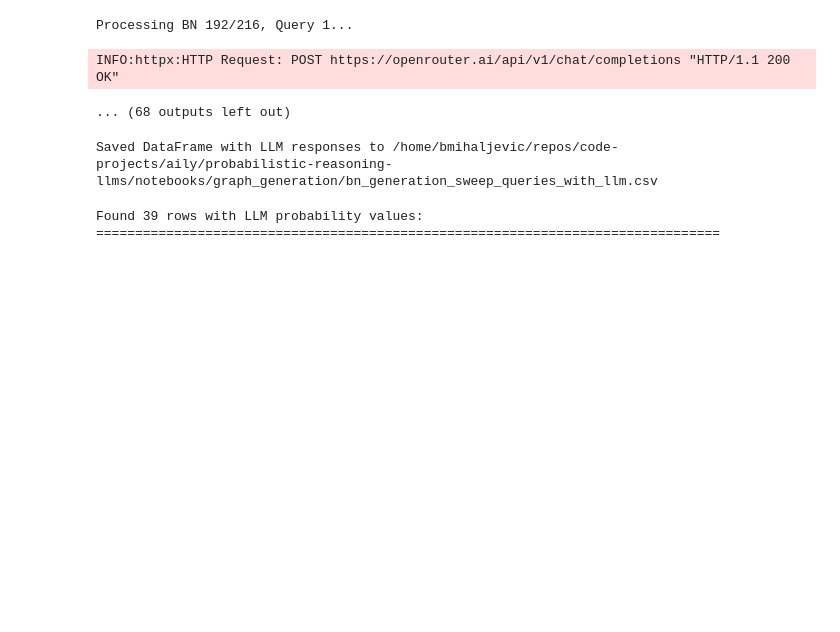
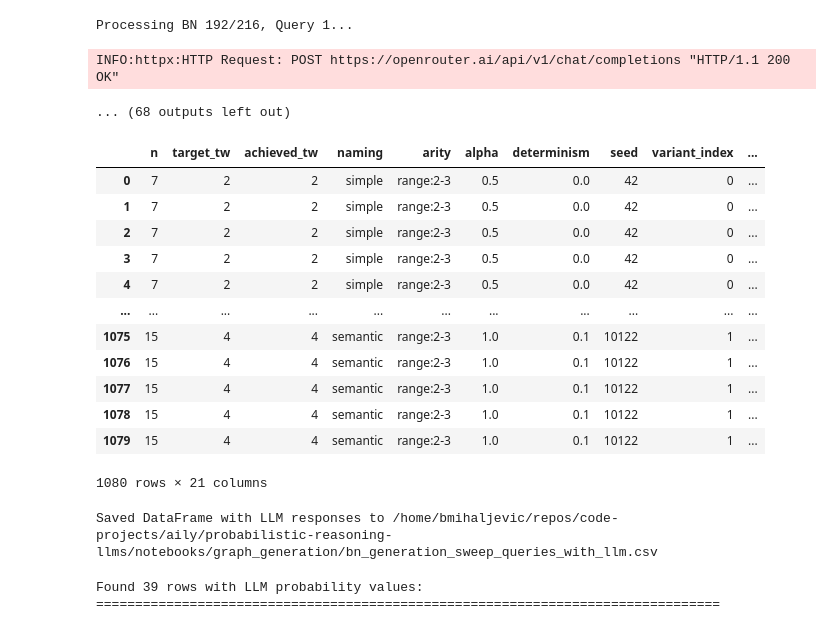
Before and after one commit to ferjorosa/probabilistic-reasoning-llms, a Jupyter notebook: notebooks/graph_generation/BN_generation_sweep.ipynb, the cells around one changed output. Drawn from its saved outputs; the diff is of its cells as text; code cells hidden in the pictures; blank space fills up the shorter version.

```diff
--- a/notebooks/graph_generation/BN_generation_sweep.ipynb
+++ b/notebooks/graph_generation/BN_generation_sweep.ipynb
@@ -295,6 +295,22 @@ INFO:httpx:HTTP Request: POST https://openrouter.ai/api/v1/chat/completions "HTT
 Processing BN 192/216, Query 1...
 INFO:httpx:HTTP Request: POST https://openrouter.ai/api/v1/chat/completions "HTTP/1.1 200 OK"
 ... (68 outputs left out)
+# %%
+full_df
+# %% [output]
+|  | n | target_tw | achieved_tw | naming | arity | alpha | determinism | seed | variant_index | ... |
+| 0 | 7 | 2 | 2 | simple | range:2-3 | 0.5 | 0.0 | 42 | 0 | ... |
+| 1 | 7 | 2 | 2 | simple | range:2-3 | 0.5 | 0.0 | 42 | 0 | ... |
+| 2 | 7 | 2 | 2 | simple | range:2-3 | 0.5 | 0.0 | 42 | 0 | ... |
+| 3 | 7 | 2 | 2 | simple | range:2-3 | 0.5 | 0.0 | 42 | 0 | ... |
+| 4 | 7 | 2 | 2 | simple | range:2-3 | 0.5 | 0.0 | 42 | 0 | ... |
+| ... | ... | ... | ... | ... | ... | ... | ... | ... | ... | ... |
+| 1075 | 15 | 4 | 4 | semantic | range:2-3 | 1.0 | 0.1 | 10122 | 1 | ... |
+| 1076 | 15 | 4 | 4 | semantic | range:2-3 | 1.0 | 0.1 | 10122 | 1 | ... |
+| 1077 | 15 | 4 | 4 | semantic | range:2-3 | 1.0 | 0.1 | 10122 | 1 | ... |
+| 1078 | 15 | 4 | 4 | semantic | range:2-3 | 1.0 | 0.1 | 10122 | 1 | ... |
+| 1079 | 15 | 4 | 4 | semantic | range:2-3 | 1.0 | 0.1 | 10122 | 1 | ... |
+1080 rows × 21 columns
 # %%
 out_llm_csv = out_query_csv.with_name(out_query_csv.stem + "_with_llm.csv")
 # Save the DataFrame with LLM responses to a CSV file
```
Also changed, not shown: parts of 2 cells of this notebook.
